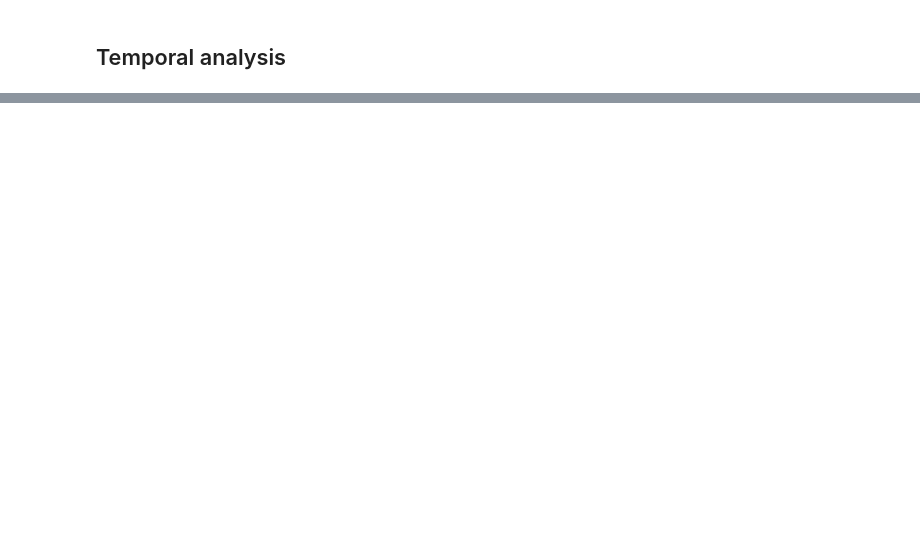
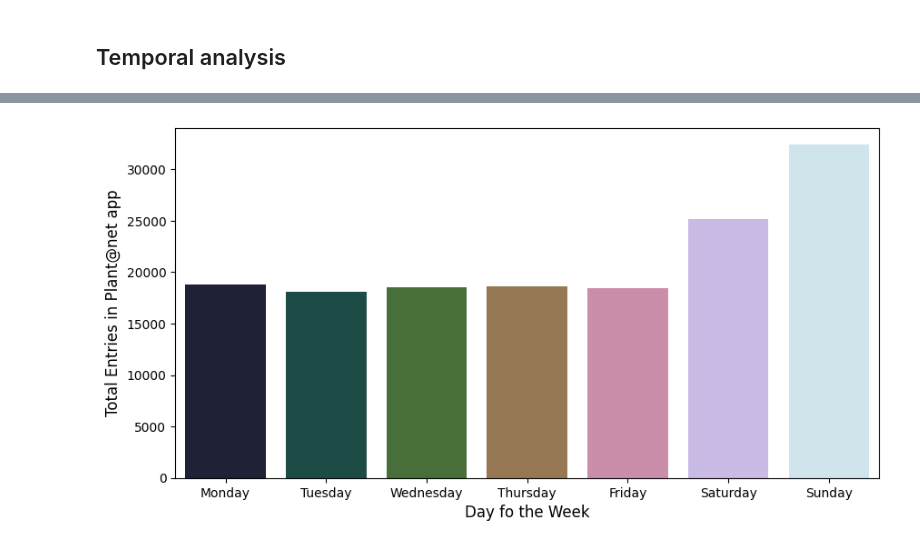
Before and after one commit to Tallaringues/mid-bootcamp-project-plantanet, a Jupyter notebook: Notebooks/EDA.ipynb, the cells around one changed output, grey strips where cells are left out. Drawn from its saved outputs; the diff is of its cells as text; code cells hidden in the pictures; blank space fills up the shorter version.

```diff
--- a/Notebooks/EDA.ipynb
+++ b/Notebooks/EDA.ipynb
@@ -396,0 +445,4 @@ plt.show()
+# %%
+plant_nan['eventdate'] = pd.to_datetime(plant_nan['eventdate'])
+plant_nan['day_week']=plant_nan['eventdate'].dt.day_name()
+plant_nan.head()
@@ -396,0 +456,15 @@ plt.show()
+# %%
+order = ['Monday', 'Tuesday', 'Wednesday', 'Thursday', 'Friday', 'Saturday', 'Sunday']
+fig, ax = plt.subplots(figsize=(10, 5))
+sns.countplot(x='day_week', data=plant_nan, palette = "cubehelix", order=order, ax=ax)
+# Set label for x-axis
+ax.set_xlabel( "Day fo the Week" , size = 12 )
+
+# Set label for y-axis
+ax.set_ylabel( "Total Entries in Plant@net app" , size = 12 )
+
+# Set title for plot
+#ax.set_title( "Bill vs Tips" , size = 24 )
+plt.show()
+# %% [output]
+[figure, added]
```
Also changed, not shown: parts of 13 cells of this notebook.
